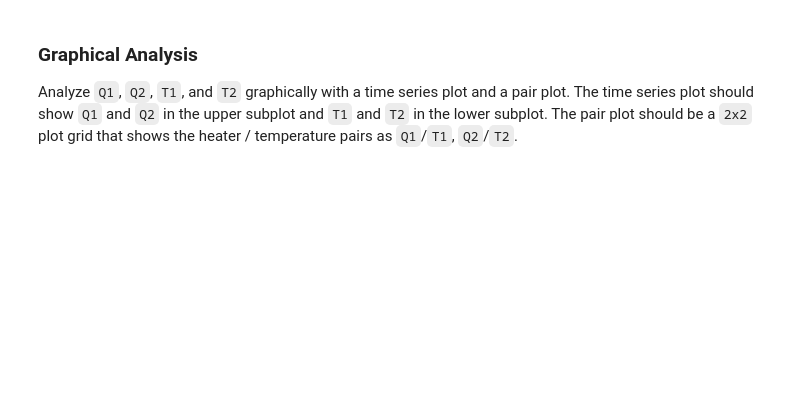
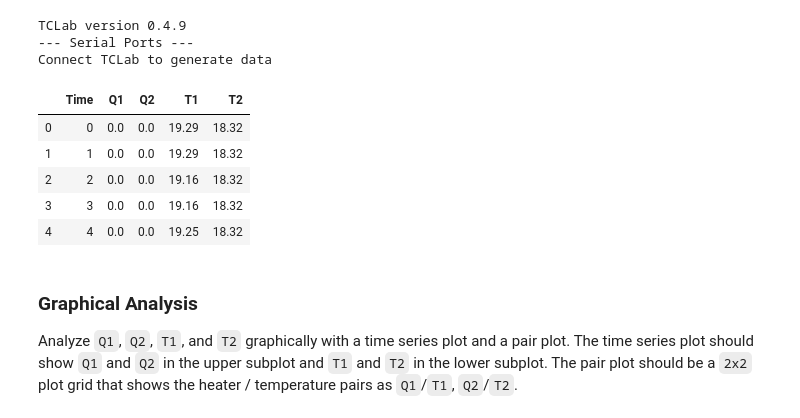
Before and after one commit to APMonitor/data_science, a Jupyter notebook: 04. Visualize.ipynb, the cells around one changed output. Saved outputs shown, nothing was run; the diff lists cells and outputs as text; code cells hidden in the pictures; blank space fills up the shorter version.

```diff
--- a/04. Visualize.ipynb
+++ b/04. Visualize.ipynb
@@ -190,25 +283,40 @@ If you ***do*** have a TCLab, generate a file from the TCLab data with seconds (
 # %%
 import tclab, time, csv
 import numpy as np
-n = 120
-with open('04-tclab.csv',mode='w',newline='') as f:
-    cw = csv.writer(f)
-    cw.writerow(['Time','Q1','Q2','T1','T2'])
-    try:
+try:
+    n = 120
+    with open('04-tclab.csv',mode='w',newline='') as f:
+        cw = csv.writer(f)
+        cw.writerow(['Time','Q1','Q2','T1','T2'])
         with tclab.TCLab() as lab:
             print('t Q1 Q2 T1    T2')
             for t in range(n):
                 if t%30==0:
                     Q1 = np.random.randint(0,81)
                     Q2 = np.random.randint(0,81)
                     lab.Q1(Q1); lab.Q2(Q2)
                 cw.writerow([t,Q1,Q2,lab.T1,lab.T2])
                 if t%5==0:
                     print(t,Q1,Q2,lab.T1,lab.T2)
                 time.sleep(1)
-    except:
-        print('Connect TCLab to generate data')
-data4=pd.read_csv('04-tclab.csv')
+    data4=pd.read_csv('04-tclab.csv')
+except:
+    print('Connect TCLab to generate data')
+    url = 'http://apmonitor.com/do/uploads/Main/tclab_dyn_data2.txt'
+    data4=pd.read_csv(url)
+    data4.columns = ['Time','Q1','Q2','T1','T2']
+
+data4.head()
+# %% [output]
+TCLab version 0.4.9
+--- Serial Ports ---
+Connect TCLab to generate data
+|  | Time | Q1 | Q2 | T1 | T2 |
+| 0 | 0 | 0.0 | 0.0 | 19.29 | 18.32 |
+| 1 | 1 | 0.0 | 0.0 | 19.29 | 18.32 |
+| 2 | 2 | 0.0 | 0.0 | 19.16 | 18.32 |
+| 3 | 3 | 0.0 | 0.0 | 19.16 | 18.32 |
+| 4 | 4 | 0.0 | 0.0 | 19.25 | 18.32 |
 # %% [markdown]
 ### Graphical Analysis
 
```
Also changed, not shown: parts of 21 cells of this notebook, 8 other files.
